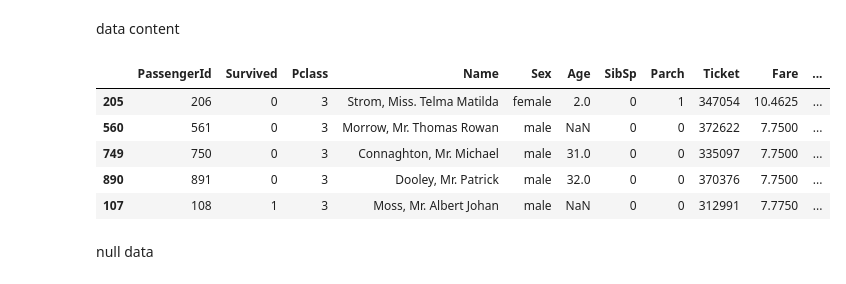
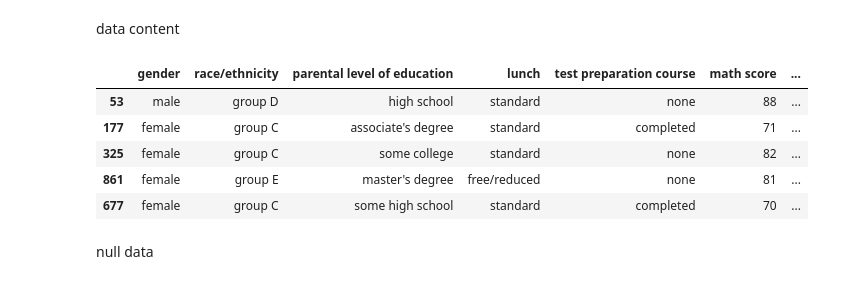
Before and after one commit to vanshdhameliya194-afk/vansh, a Jupyter notebook: demo.ipynb, the cells around one changed output. Drawn from its saved outputs; the diff is of its cells as text; code cells hidden in the pictures.

```diff
--- a/demo.ipynb
+++ b/demo.ipynb
@@ -18,14 +18,15 @@ print(ti.shape)
 # %% [markdown]
 data content
 # %%
-ti.sample(5)
+# ti.sample(5)
+stud.sample(5)
 # %% [output]
-|  | PassengerId | Survived | Pclass | Name | Sex | Age | SibSp | Parch | Ticket | Fare | ... |
-| 205 | 206 | 0 | 3 | Strom, Miss. Telma Matilda | female | 2.0 | 0 | 1 | 347054 | 10.4625 | ... |
-| 560 | 561 | 0 | 3 | Morrow, Mr. Thomas Rowan | male | NaN | 0 | 0 | 372622 | 7.7500 | ... |
-| 749 | 750 | 0 | 3 | Connaghton, Mr. Michael | male | 31.0 | 0 | 0 | 335097 | 7.7500 | ... |
-| 890 | 891 | 0 | 3 | Dooley, Mr. Patrick | male | 32.0 | 0 | 0 | 370376 | 7.7500 | ... |
-| 107 | 108 | 1 | 3 | Moss, Mr. Albert Johan | male | NaN | 0 | 0 | 312991 | 7.7750 | ... |
+|  | gender | race/ethnicity | parental level of education | lunch | test preparation course | math score | ... |
+| 53 | male | group D | high school | standard | none | 88 | ... |
+| 177 | female | group C | associate's degree | standard | completed | 71 | ... |
+| 325 | female | group C | some college | standard | none | 82 | ... |
+| 861 | female | group E | master's degree | free/reduced | none | 81 | ... |
+| 677 | female | group C | some high school | standard | completed | 70 | ... |
 # %% [markdown]
 null data
 # %%
```
Also changed, not shown: parts of 9 cells of this notebook.
